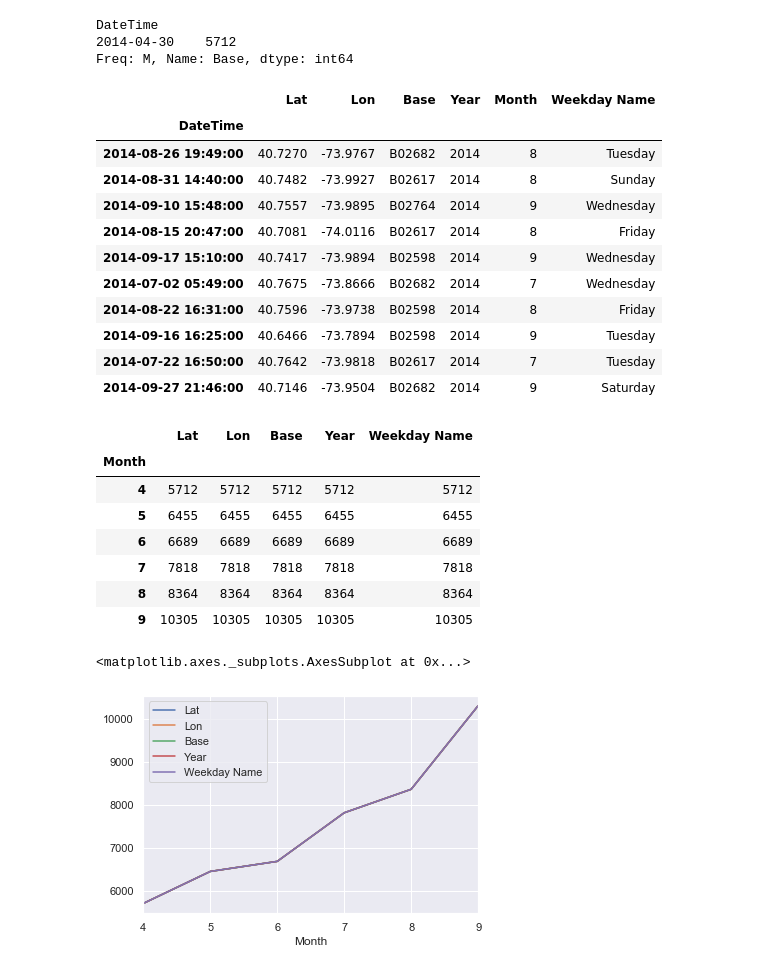
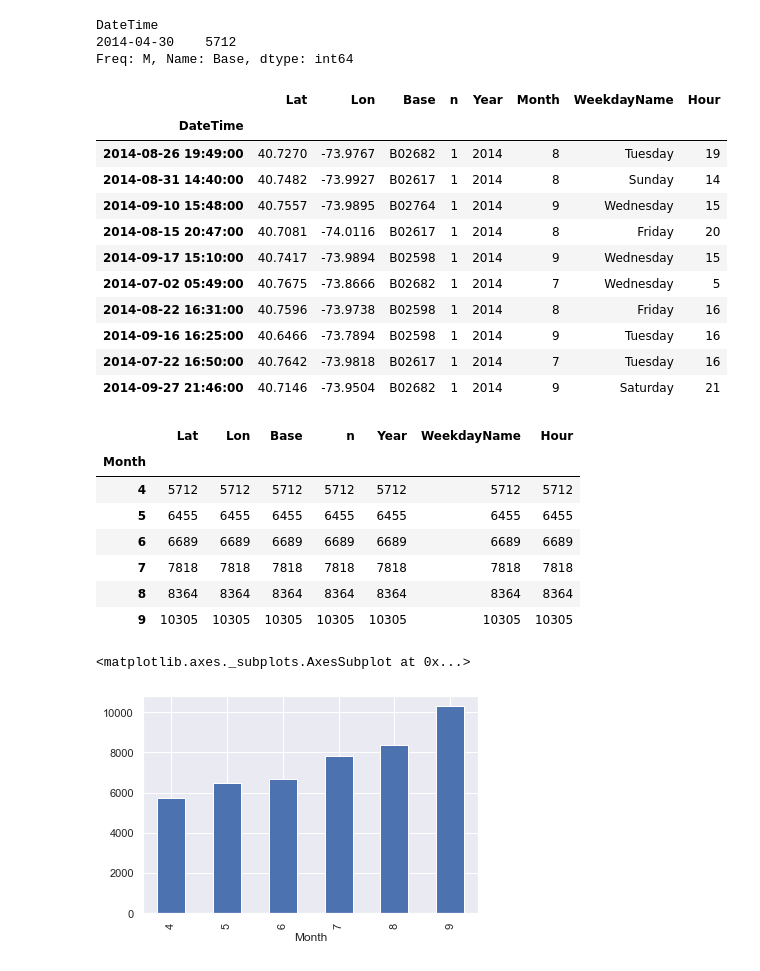
Before and after one commit to yrahan/uber, a Jupyter notebook: Uber Data Analysis Project.ipynb, the cells around one changed output. Cells and saved outputs as stored; diff of their text form; code cells hidden in the pictures.

```diff
--- a/Uber Data Analysis Project.ipynb
+++ b/Uber Data Analysis Project.ipynb
@@ -52,6 +76,9 @@ Let's work and prototype on as maller simple, for themoment.
 data_2014.shape
 # %% [output]
 (45343, 4)
+# %%
+# adding a column of ones to compute some statistics
+data_2014['n'] = 1
 # %%
 data_2014.columns
 # %% [output]
@@ -258,36 +297,40 @@ Freq: M, Name: Base, dtype: int64
 # Add columns with year, month, and weekday name
 data_2014['Year'] = data_2014.index.year
 data_2014['Month'] = data_2014.index.month
-data_2014['WeekdayName'] = data_2014.index.weekday_name
+#data_2014['WeekdayName'] = data_2014.index.weekday_name
+data_2014['WeekdayName'] = pd.Categorical(data_2014.index.weekday_name, categories=
+    ['Monday','Tuesday','Wednesday','Thursday','Friday','Saturday', 'Sunday'],
+    ordered=True)
+data_2014['Hour'] = data_2014.index.hour
 # %%
 data_2014.head(10)
 # %% [output]
-|  | Lat | Lon | Base | Year | Month | Weekday Name |
-| DateTime |  |  |  |  |  |  |
-| 2014-08-26 19:49:00 | 40.7270 | -73.9767 | B02682 | 2014 | 8 | Tuesday |
-| 2014-08-31 14:40:00 | 40.7482 | -73.9927 | B02617 | 2014 | 8 | Sunday |
-| 2014-09-10 15:48:00 | 40.7557 | -73.9895 | B02764 | 2014 | 9 | Wednesday |
-| 2014-08-15 20:47:00 | 40.7081 | -74.0116 | B02617 | 2014 | 8 | Friday |
-| 2014-09-17 15:10:00 | 40.7417 | -73.9894 | B02598 | 2014 | 9 | Wednesday |
-| 2014-07-02 05:49:00 | 40.7675 | -73.8666 | B02682 | 2014 | 7 | Wednesday |
-| 2014-08-22 16:31:00 | 40.7596 | -73.9738 | B02598 | 2014 | 8 | Friday |
-| 2014-09-16 16:25:00 | 40.6466 | -73.7894 | B02598 | 2014 | 9 | Tuesday |
-| 2014-07-22 16:50:00 | 40.7642 | -73.9818 | B02617 | 2014 | 7 | Tuesday |
-| 2014-09-27 21:46:00 | 40.7146 | -73.9504 | B02682 | 2014 | 9 | Saturday |
+|  | Lat | Lon | Base | n | Year | Month | WeekdayName | Hour |
+| DateTime |  |  |  |  |  |  |  |  |
+| 2014-08-26 19:49:00 | 40.7270 | -73.9767 | B02682 | 1 | 2014 | 8 | Tuesday | 19 |
+| 2014-08-31 14:40:00 | 40.7482 | -73.9927 | B02617 | 1 | 2014 | 8 | Sunday | 14 |
+| 2014-09-10 15:48:00 | 40.7557 | -73.9895 | B02764 | 1 | 2014 | 9 | Wednesday | 15 |
+| 2014-08-15 20:47:00 | 40.7081 | -74.0116 | B02617 | 1 | 2014 | 8 | Friday | 20 |
+| 2014-09-17 15:10:00 | 40.7417 | -73.9894 | B02598 | 1 | 2014 | 9 | Wednesday | 15 |
+| 2014-07-02 05:49:00 | 40.7675 | -73.8666 | B02682 | 1 | 2014 | 7 | Wednesday | 5 |
+| 2014-08-22 16:31:00 | 40.7596 | -73.9738 | B02598 | 1 | 2014 | 8 | Friday | 16 |
+| 2014-09-16 16:25:00 | 40.6466 | -73.7894 | B02598 | 1 | 2014 | 9 | Tuesday | 16 |
+| 2014-07-22 16:50:00 | 40.7642 | -73.9818 | B02617 | 1 | 2014 | 7 | Tuesday | 16 |
+| 2014-09-27 21:46:00 | 40.7146 | -73.9504 | B02682 | 1 | 2014 | 9 | Saturday | 21 |
 # %%
 data_2014.groupby('Month').count()
 # %% [output]
-|  | Lat | Lon | Base | Year | Weekday Name |
-| Month |  |  |  |  |  |
-| 4 | 5712 | 5712 | 5712 | 5712 | 5712 |
-| 5 | 6455 | 6455 | 6455 | 6455 | 6455 |
-| 6 | 6689 | 6689 | 6689 | 6689 | 6689 |
-| 7 | 7818 | 7818 | 7818 | 7818 | 7818 |
-| 8 | 8364 | 8364 | 8364 | 8364 | 8364 |
-| 9 | 10305 | 10305 | 10305 | 10305 | 10305 |
+|  | Lat | Lon | Base | n | Year | WeekdayName | Hour |
+| Month |  |  |  |  |  |  |  |
+| 4 | 5712 | 5712 | 5712 | 5712 | 5712 | 5712 | 5712 |
+| 5 | 6455 | 6455 | 6455 | 6455 | 6455 | 6455 | 6455 |
+| 6 | 6689 | 6689 | 6689 | 6689 | 6689 | 6689 | 6689 |
+| 7 | 7818 | 7818 | 7818 | 7818 | 7818 | 7818 | 7818 |
+| 8 | 8364 | 8364 | 8364 | 8364 | 8364 | 8364 | 8364 |
+| 9 | 10305 | 10305 | 10305 | 10305 | 10305 | 10305 | 10305 |
 # %%
-data_2014.groupby('Month').count().plot()
+data_2014.groupby('Month').n.count().plot(kind='bar')
 # %% [output]
 <matplotlib.axes._subplots.AxesSubplot at 0x...>
-[figure, old version]
+[figure, new version]
 # %%
```
Also changed, not shown: parts of 51 cells of this notebook.
